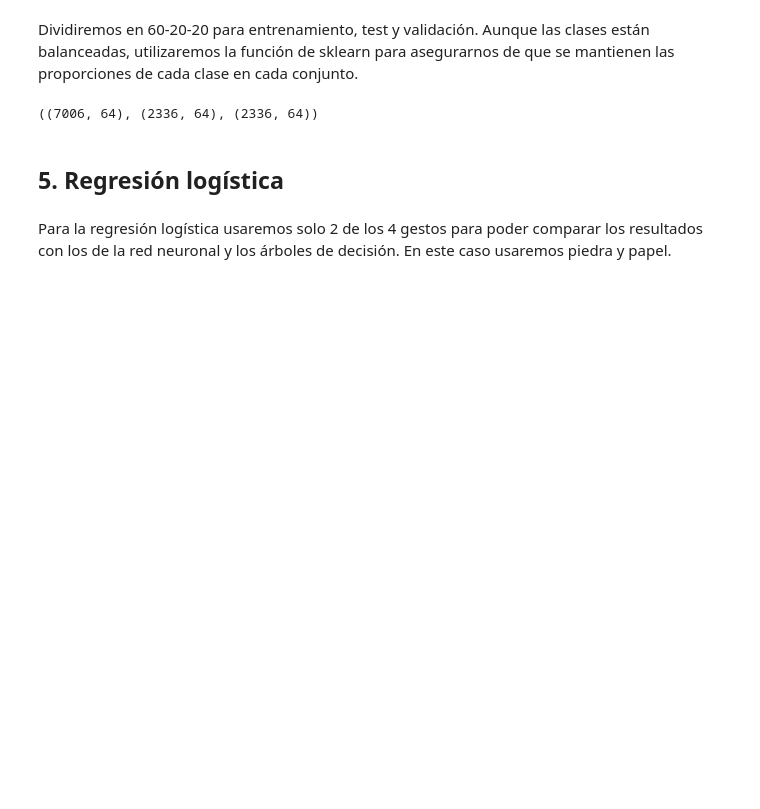
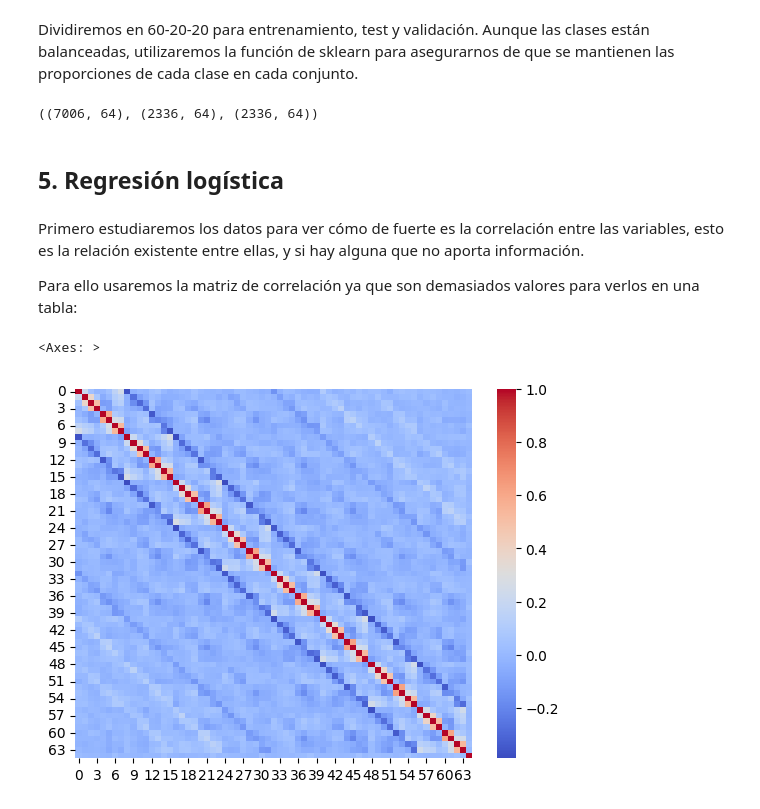
Before and after one commit to Dai-vl/Machine-Learning, a Jupyter notebook: PF/PF.ipynb, the cells around one changed output. Cells and saved outputs as stored; diff of their text form; code cells hidden in the pictures; blank space fills up the shorter version.

```diff
--- a/PF/PF.ipynb
+++ b/PF/PF.ipynb
@@ -207,5 +244,3 @@ X_train.shape, X_val.shape, X_test.shape
 ((7006, 64), (2336, 64), (2336, 64))
 # %% [markdown]
 ## 5. Regresión logística <a class="anchor" id="Reg-logística"></a>
-# %% [markdown]
-Para la regresión logística usaremos solo 2 de los 4 gestos para poder comparar los resultados con los de la red neuronal y los árboles de decisión. En este caso usaremos piedra y papel.
@@ -224,0 +247,11 @@ X_r_val, X_r_test, y_r_val, y_r_test = train_test_split(X_r, y_r, test_size=0.5,
+# %% [markdown]
+Primero estudiaremos los datos para ver cómo de fuerte es la correlación entre las variables, esto es la relación existente entre ellas, y si hay alguna que no aporta información.
+
+Para ello usaremos la matriz de correlación ya que son demasiados valores para verlos en una tabla:
+# %%
+corr_matrix = X_reg_scal.corr()
+corr_matrix.to_csv('corr_matrix.csv', index=False)
+sns.heatmap(corr_matrix, cmap='coolwarm')
+# %% [output]
+<Axes: >
+[figure, added]
```
Also changed, not shown: parts of 58 cells of this notebook, 1 other file.
